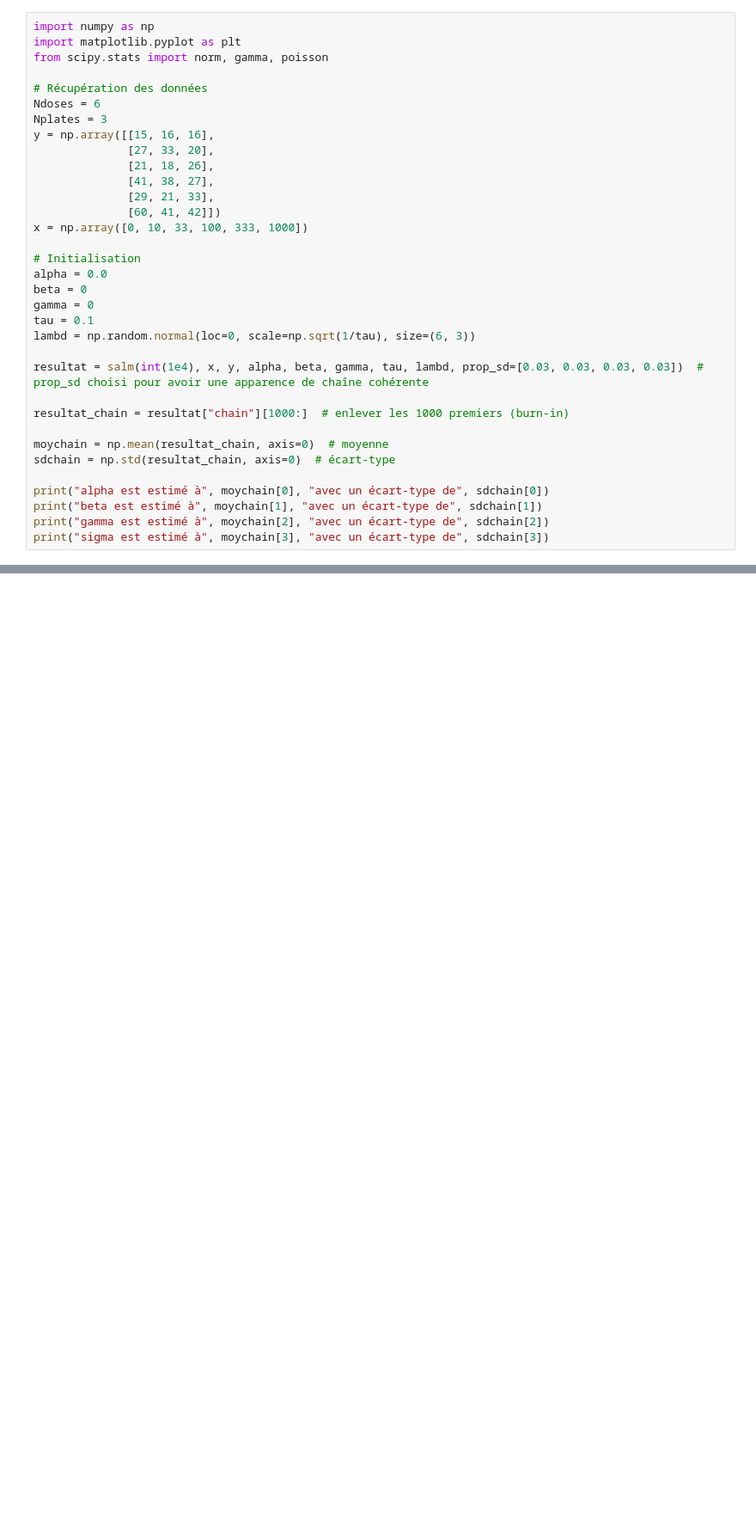
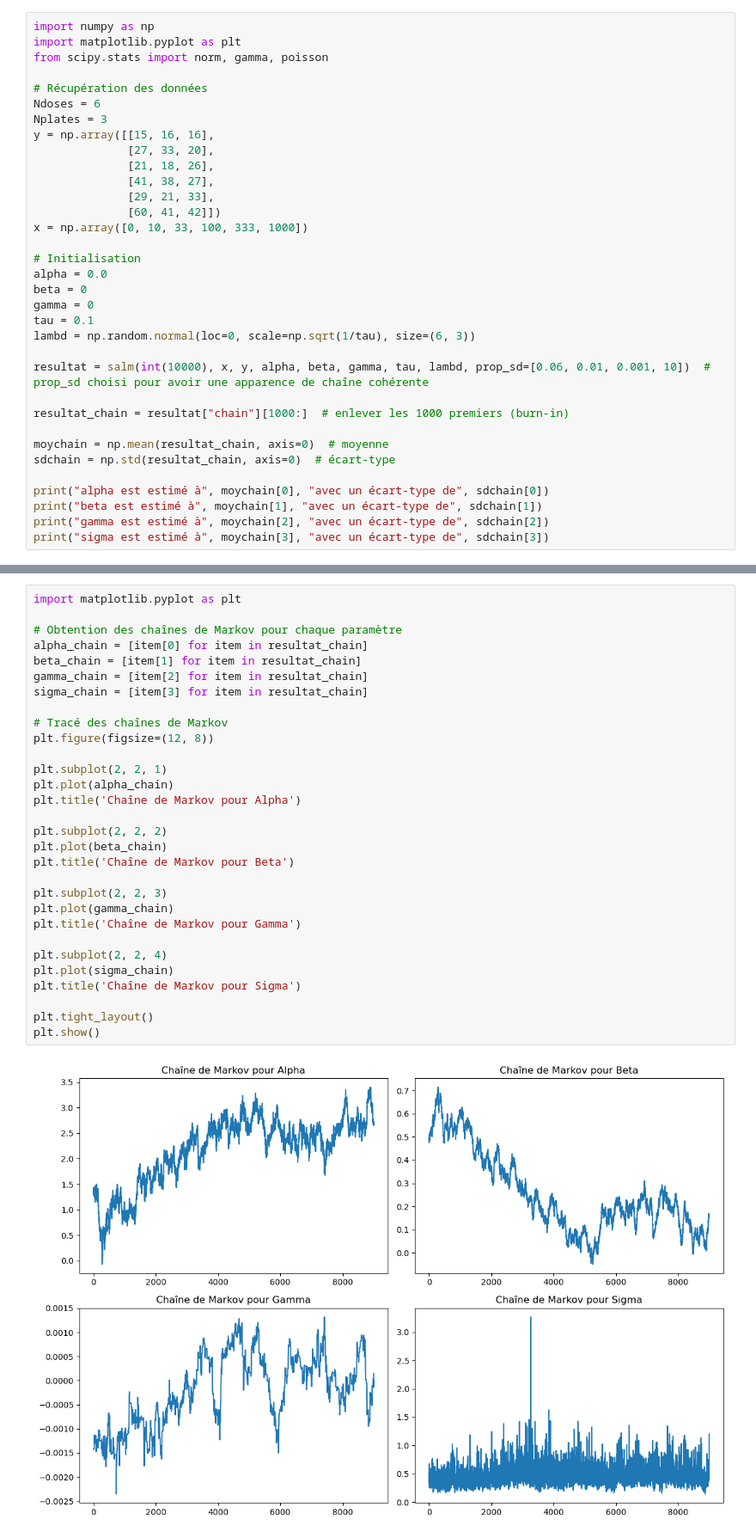
Before and after one commit to mblmatheus/projet_bayes_2, a Jupyter notebook: bayes2.ipynb, the cells around one changed output, grey strips where cells are left out. Shown: that part at 86% size. Cells and saved outputs as stored; diff of their text form; blank space fills up the shorter version.

```diff
--- a/bayes2.ipynb
+++ b/bayes2.ipynb
@@ -161,7 +156,7 @@ gamma = 0
 tau = 0.1
 lambd = np.random.normal(loc=0, scale=np.sqrt(1/tau), size=(6, 3))
 
-resultat = salm(int(1e4), x, y, alpha, beta, gamma, tau, lambd, prop_sd=[0.03, 0.03, 0.03, 0.03])  # prop_sd choisi pour avoir une apparence de chaîne cohérente
+resultat = salm(int(10000), x, y, alpha, beta, gamma, tau, lambd, prop_sd=[0.06, 0.01, 0.001, 10])  # prop_sd choisi pour avoir une apparence de chaîne cohérente
 
 resultat_chain = resultat["chain"][1000:]  # enlever les 1000 premiers (burn-in)
 
@@ -304,0 +205,32 @@ sd = [sdchain[0], sdchain[1], sdchain[2], sdchain[3]]
+# %%
+import matplotlib.pyplot as plt
+
+# Obtention des chaînes de Markov pour chaque paramètre
+alpha_chain = [item[0] for item in resultat_chain]
+beta_chain = [item[1] for item in resultat_chain]
+gamma_chain = [item[2] for item in resultat_chain]
+sigma_chain = [item[3] for item in resultat_chain]
+
+# Tracé des chaînes de Markov
+plt.figure(figsize=(12, 8))
+
+plt.subplot(2, 2, 1)
+plt.plot(alpha_chain)
+plt.title('Chaîne de Markov pour Alpha')
+
+plt.subplot(2, 2, 2)
+plt.plot(beta_chain)
+plt.title('Chaîne de Markov pour Beta')
+
+plt.subplot(2, 2, 3)
+plt.plot(gamma_chain)
+plt.title('Chaîne de Markov pour Gamma')
+
+plt.subplot(2, 2, 4)
+plt.plot(sigma_chain)
+plt.title('Chaîne de Markov pour Sigma')
+
+plt.tight_layout()
+plt.show()
+# %% [output]
+[figure, added]
```
Also changed, not shown: parts of 9 cells of this notebook.
